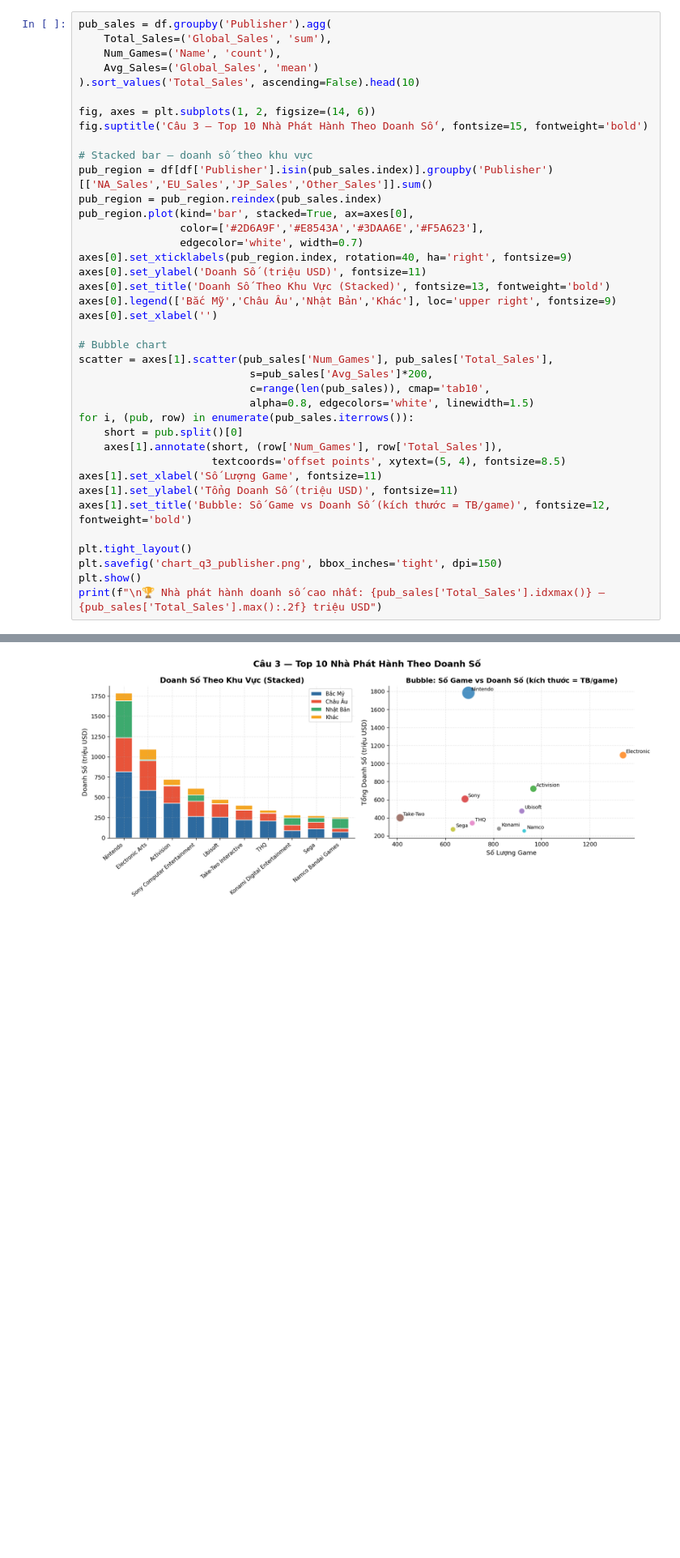
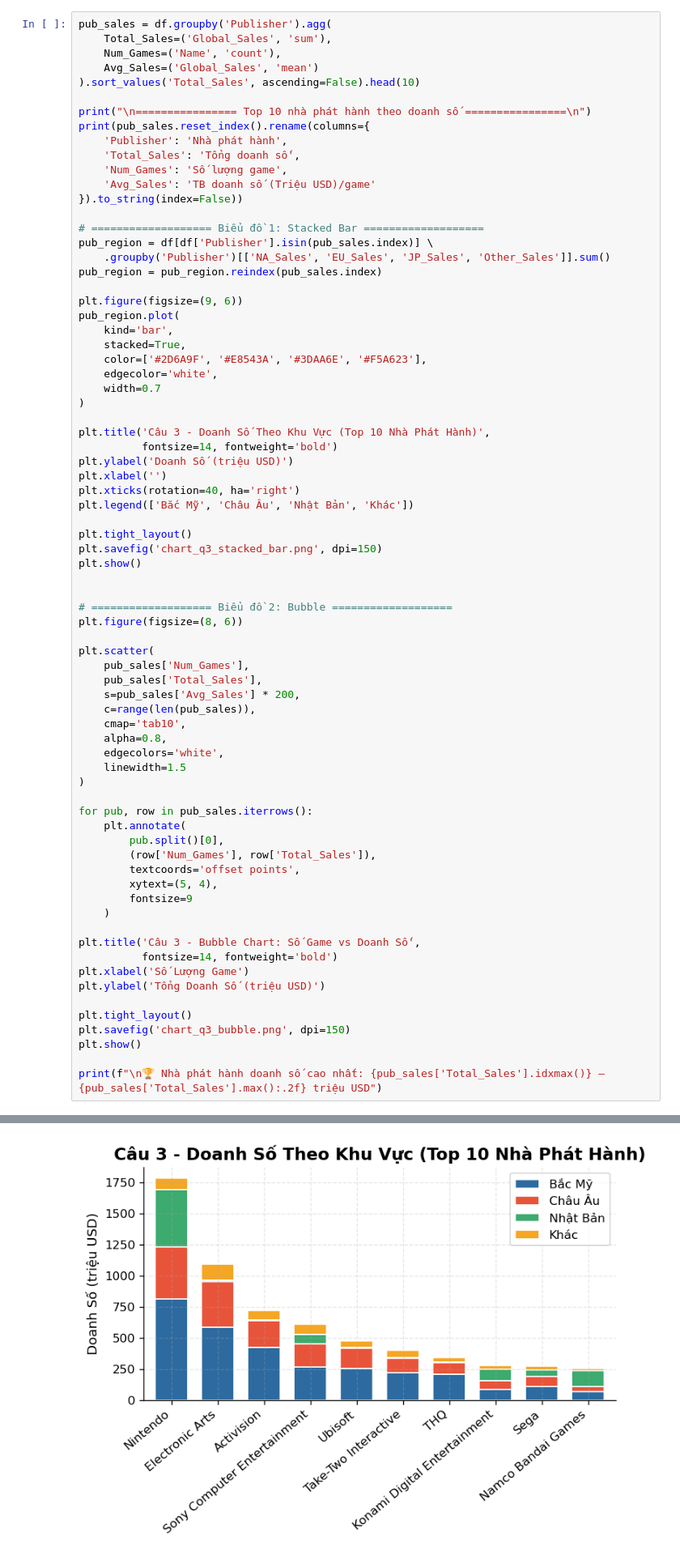
Before and after one commit to nhukhiem3143/data-science-video-game-sales, a Jupyter notebook: video_game_sales_analysis.ipynb, the cells around one changed output, grey strips where cells are left out. Shown at 81% size. Saved outputs shown, nothing was run; the diff lists cells and outputs as text; blank space fills up the shorter version.

```diff
--- a/video_game_sales_analysis.ipynb
+++ b/video_game_sales_analysis.ipynb
@@ -220,36 +259,71 @@ pub_sales = df.groupby('Publisher').agg(
     Avg_Sales=('Global_Sales', 'mean')
 ).sort_values('Total_Sales', ascending=False).head(10)
 
-fig, axes = plt.subplots(1, 2, figsize=(14, 6))
-fig.suptitle('Câu 3 — Top 10 Nhà Phát Hành Theo Doanh Số', fontsize=15, fontweight='bold')
+print("\n================ Top 10 nhà phát hành theo doanh số ================\n")
+print(pub_sales.reset_index().rename(columns={
+    'Publisher': 'Nhà phát hành',
+    'Total_Sales': 'Tổng doanh số',
+    'Num_Games': 'Số lượng game',
+    'Avg_Sales': 'TB doanh số (Triệu USD)/game'
+}).to_string(index=False))
 
-# Stacked bar – doanh số theo khu vực
-pub_region = df[df['Publisher'].isin(pub_sales.index)].groupby('Publisher')[['NA_Sales','EU_Sales','JP_Sales','Other_Sales']].sum()
+# =================== Biểu đồ 1: Stacked Bar ===================
+pub_region = df[df['Publisher'].isin(pub_sales.index)] \
+    .groupby('Publisher')[['NA_Sales', 'EU_Sales', 'JP_Sales', 'Other_Sales']].sum()
 pub_region = pub_region.reindex(pub_sales.index)
-pub_region.plot(kind='bar', stacked=True, ax=axes[0],
-                color=['#2D6A9F','#E8543A','#3DAA6E','#F5A623'],
-                edgecolor='white', width=0.7)
-axes[0].set_xticklabels(pub_region.index, rotation=40, ha='right', fontsize=9)
-axes[0].set_ylabel('Doanh Số (triệu USD)', fontsize=11)
-axes[0].set_title('Doanh Số Theo Khu Vực (Stacked)', fontsize=13, fontweight='bold')
-axes[0].legend(['Bắc Mỹ','Châu Âu','Nhật Bản','Khác'], loc='upper right', fontsize=9)
-axes[0].set_xlabel('')
 
-# Bubble chart
-scatter = axes[1].scatter(pub_sales['Num_Games'], pub_sales['Total_Sales'],
-                           s=pub_sales['Avg_Sales']*200,
-                           c=range(len(pub_sales)), cmap='tab10',
-                           alpha=0.8, edgecolors='white', linewidth=1.5)
-for i, (pub, row) in enumerate(pub_sales.iterrows()):
-    short = pub.split()[0]
-    axes[1].annotate(short, (row['Num_Games'], row['Total_Sales']),
-                     textcoords='offset points', xytext=(5, 4), fontsize=8.5)
-axes[1].set_xlabel('Số Lượng Game', fontsize=11)
-axes[1].set_ylabel('Tổng Doanh Số (triệu USD)', fontsize=11)
-axes[1].set_title('Bubble: Số Game vs Doanh Số (kích thước = TB/game)', fontsize=12, fontweight='bold')
+plt.figure(figsize=(9, 6))
+pub_region.plot(
+    kind='bar',
+    stacked=True,
+    color=['#2D6A9F', '#E8543A', '#3DAA6E', '#F5A623'],
+    edgecolor='white',
+    width=0.7
+)
+
+plt.title('Câu 3 - Doanh Số Theo Khu Vực (Top 10 Nhà Phát Hành)',
+          fontsize=14, fontweight='bold')
+plt.ylabel('Doanh Số (triệu USD)')
+plt.xlabel('')
+plt.xticks(rotation=40, ha='right')
+plt.legend(['Bắc Mỹ', 'Châu Âu', 'Nhật Bản', 'Khác'])
 
 plt.tight_layout()
-plt.savefig('chart_q3_publisher.png', bbox_inches='tight', dpi=150)
+plt.savefig('chart_q3_stacked_bar.png', dpi=150)
 plt.show()
+
+
+# =================== Biểu đồ 2: Bubble ===================
+plt.figure(figsize=(8, 6))
+
+plt.scatter(
+    pub_sales['Num_Games'],
+    pub_sales['Total_Sales'],
+    s=pub_sales['Avg_Sales'] * 200,
+    c=range(len(pub_sales)),
+    cmap='tab10',
+    alpha=0.8,
+    edgecolors='white',
+    linewidth=1.5
+)
+
+for pub, row in pub_sales.iterrows():
+    plt.annotate(
+        pub.split()[0],
+        (row['Num_Games'], row['Total_Sales']),
+        textcoords='offset points',
+        xytext=(5, 4),
+        fontsize=9
+    )
+
+plt.title('Câu 3 - Bubble Chart: Số Game vs Doanh Số',
+          fontsize=14, fontweight='bold')
+plt.xlabel('Số Lượng Game')
+plt.ylabel('Tổng Doanh Số (triệu USD)')
+
+plt.tight_layout()
+plt.savefig('chart_q3_bubble.png', dpi=150)
+plt.show()
+
 print(f"\n🏆 Nhà phát hành doanh số cao nhất: {pub_sales['Total_Sales'].idxmax()} — {pub_sales['Total_Sales'].max():.2f} triệu USD")
 # %% [output]
@@ -256 +344 @@ print(f"\n🏆 Nhà phát hành doanh số cao nhất: {pub_sales['Total_Sales']
-[figure, old version]
+[figure, new version]
```
Also changed, not shown: parts of 15 cells of this notebook.
